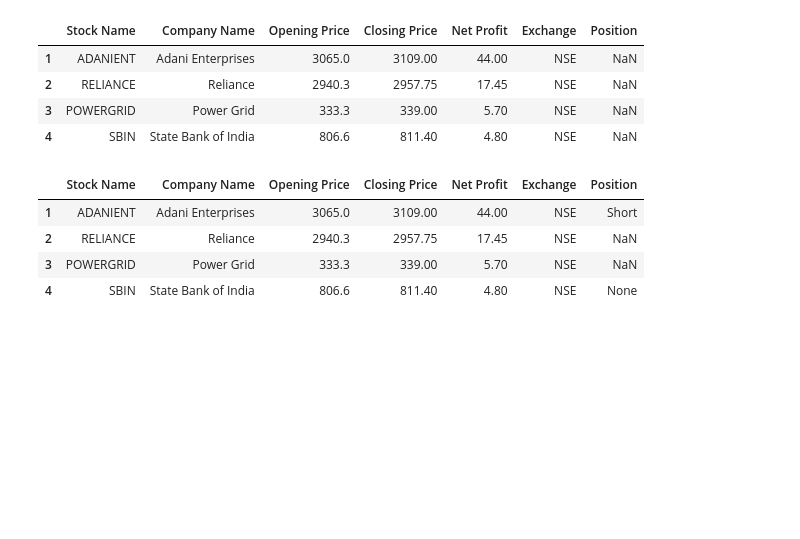
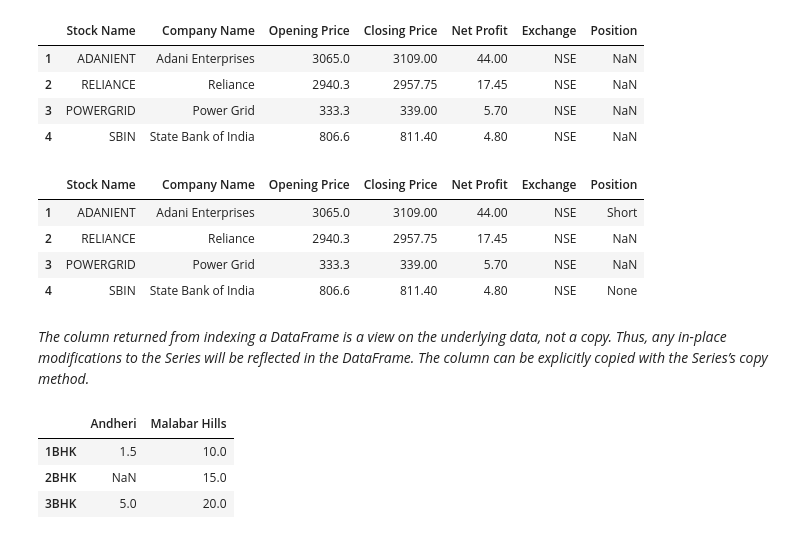
Before and after one commit to SianRods/PythonSourceFiles, a Jupyter notebook: Pandas-Practice/Introduction_Pandas.ipynb, the cells around one changed output. Saved outputs shown, nothing was run; the diff lists cells and outputs as text; code cells hidden in the pictures; blank space fills up the shorter version.

```diff
--- a/Pandas-Practice/Introduction_Pandas.ipynb
+++ b/Pandas-Practice/Introduction_Pandas.ipynb
@@ -360,3 +360,23 @@ stock_df
 | 2 | RELIANCE | Reliance | 2940.3 | 2957.75 | 17.45 | NSE | NaN |
 | 3 | POWERGRID | Power Grid | 333.3 | 339.00 | 5.70 | NSE | NaN |
 | 4 | SBIN | State Bank of India | 806.6 | 811.40 | 4.80 | NSE | None |
+# %% [markdown]
+*The column returned from indexing a DataFrame is a view on the underlying data, not a copy. Thus, any in-place modifications to the Series will be reflected in the DataFrame. The column can be explicitly copied with the Series’s copy method.*
+# %%
+# Using Nested Dictionaries to Create DataFrame
+#  If the nested dict is passed to the DataFrame, pandas will interpret the outer dict keys
+#  as the columns and the inner keys as the row indices:
+
+housing_={
+	"Andheri":{'1BHK':1.50,'3BHK':5.0},
+	"Malabar Hills":{'1BHK':10.00,'3BHK':20.00,'2BHK':15.00}
+}
+
+# Passing the Arguments to Consturctor of Dataframe :
+house_df=pd.DataFrame(housing_,index=['1BHK','2BHK','3BHK'])
+house_df
+# %% [output]
+|  | Andheri | Malabar Hills |
+| 1BHK | 1.5 | 10.0 |
+| 2BHK | NaN | 15.0 |
+| 3BHK | 5.0 | 20.0 |
```
Also changed, not shown: parts of 22 cells of this notebook.
